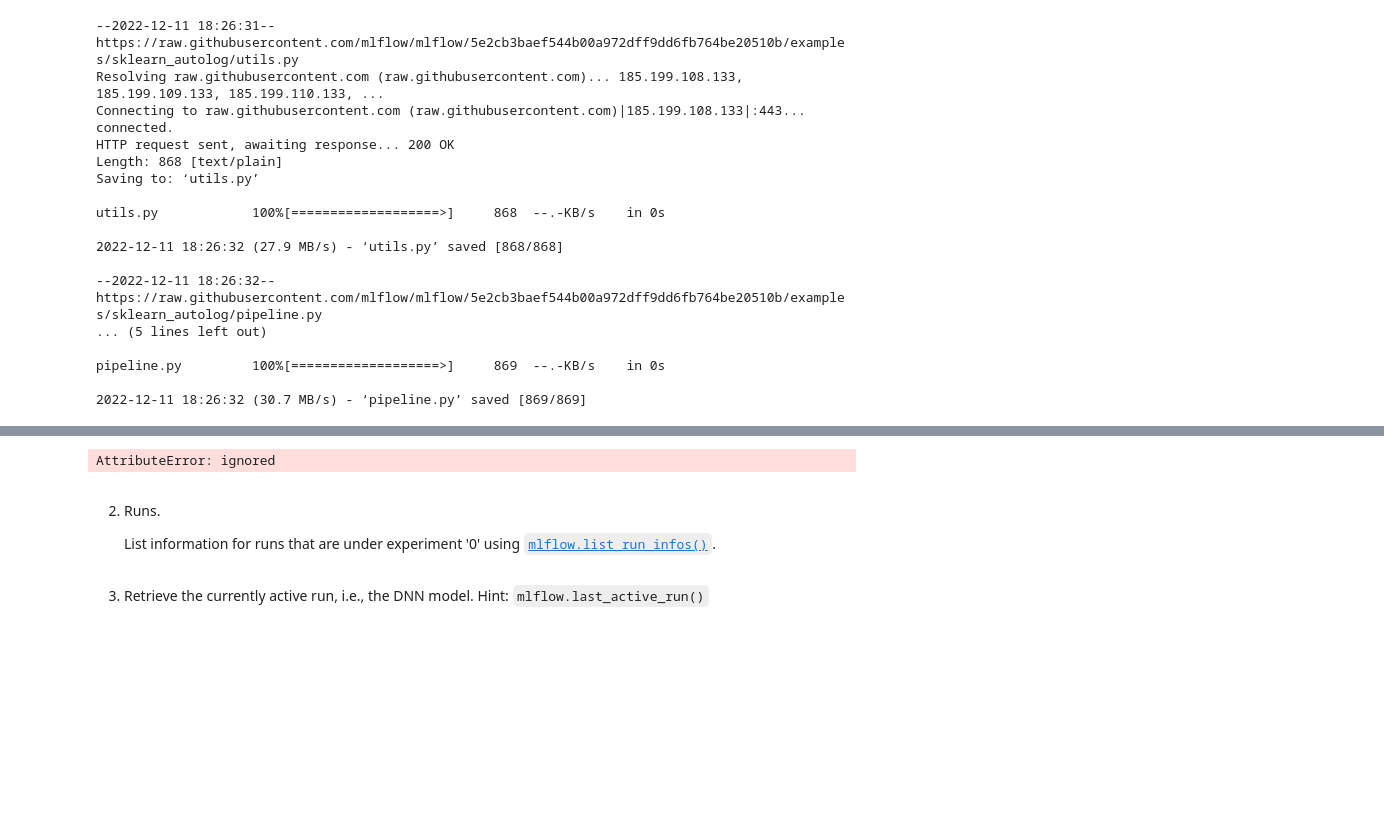
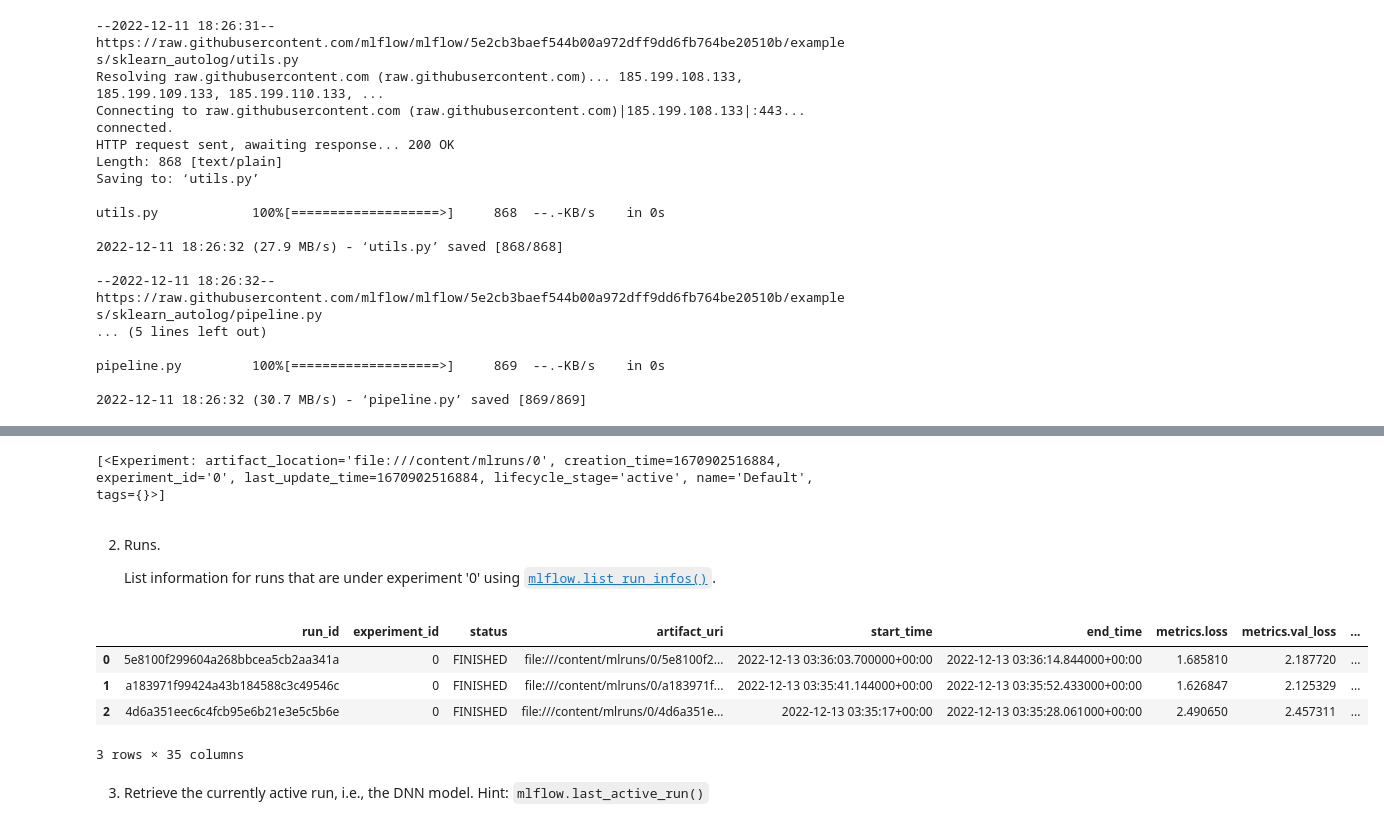
Before and after one commit to kuksova/MLE, a Jupyter notebook: assignments/week-07-intro-dl/nb/fuel_efficiency.ipynb, the cells around one changed output, grey strips where cells are left out. Saved outputs shown, nothing was run; the diff lists cells and outputs as text; code cells hidden in the pictures; blank space fills up the shorter version.

```diff
--- a/assignments/week-07-intro-dl/nb/fuel_efficiency.ipynb
+++ b/assignments/week-07-intro-dl/nb/fuel_efficiency.ipynb
@@ -699,15 +702,24 @@ Requirement already satisfied: llvmlite<0.40,>=0.39.0dev0 in /usr/local/lib/pyth
 # %%
 from mlflow import MlflowClient
 client = MlflowClient()
-client.list_experiments()
+#client.list_experiments()
+
+client.search_experiments()
 # %% [output]
-AttributeError: ignored
+[<Experiment: artifact_location='file:///content/mlruns/0', creation_time=1670902516884, experiment_id='0', last_update_time=1670902516884, lifecycle_stage='active', name='Default', tags={}>]
 # %% [markdown]
 2. Runs.
 
    List information for runs that are under experiment '0' using [`mlflow.list_run_infos()`](https://www.mlflow.org/docs/latest/python_api/mlflow.html#mlflow.list_run_infos).
 # %%
 # YOUR CODE HERE
+mlflow.search_runs('0')
+# %% [output]
+|  | run_id | experiment_id | status | artifact_uri | start_time | end_time | metrics.loss | metrics.val_loss | ... |
+| 0 | 5e8100f299604a268bbcea5cb2aa341a | 0 | FINISHED | file:///content/mlruns/0/5e8100f2... | 2022-12-13 03:36:03.700000+00:00 | 2022-12-13 03:36:14.844000+00:00 | 1.685810 | 2.187720 | ... |
+| 1 | a183971f99424a43b184588c3c49546c | 0 | FINISHED | file:///content/mlruns/0/a183971f... | 2022-12-13 03:35:41.144000+00:00 | 2022-12-13 03:35:52.433000+00:00 | 1.626847 | 2.125329 | ... |
+| 2 | 4d6a351eec6c4fcb95e6b21e3e5c5b6e | 0 | FINISHED | file:///content/mlruns/0/4d6a351e... | 2022-12-13 03:35:17+00:00 | 2022-12-13 03:35:28.061000+00:00 | 2.490650 | 2.457311 | ... |
+3 rows × 35 columns
 # %% [markdown]
 3. Retrieve the currently active run, i.e., the DNN model. Hint: `mlflow.last_active_run()`
 # %%
```
Also changed, not shown: parts of 34 cells of this notebook.
